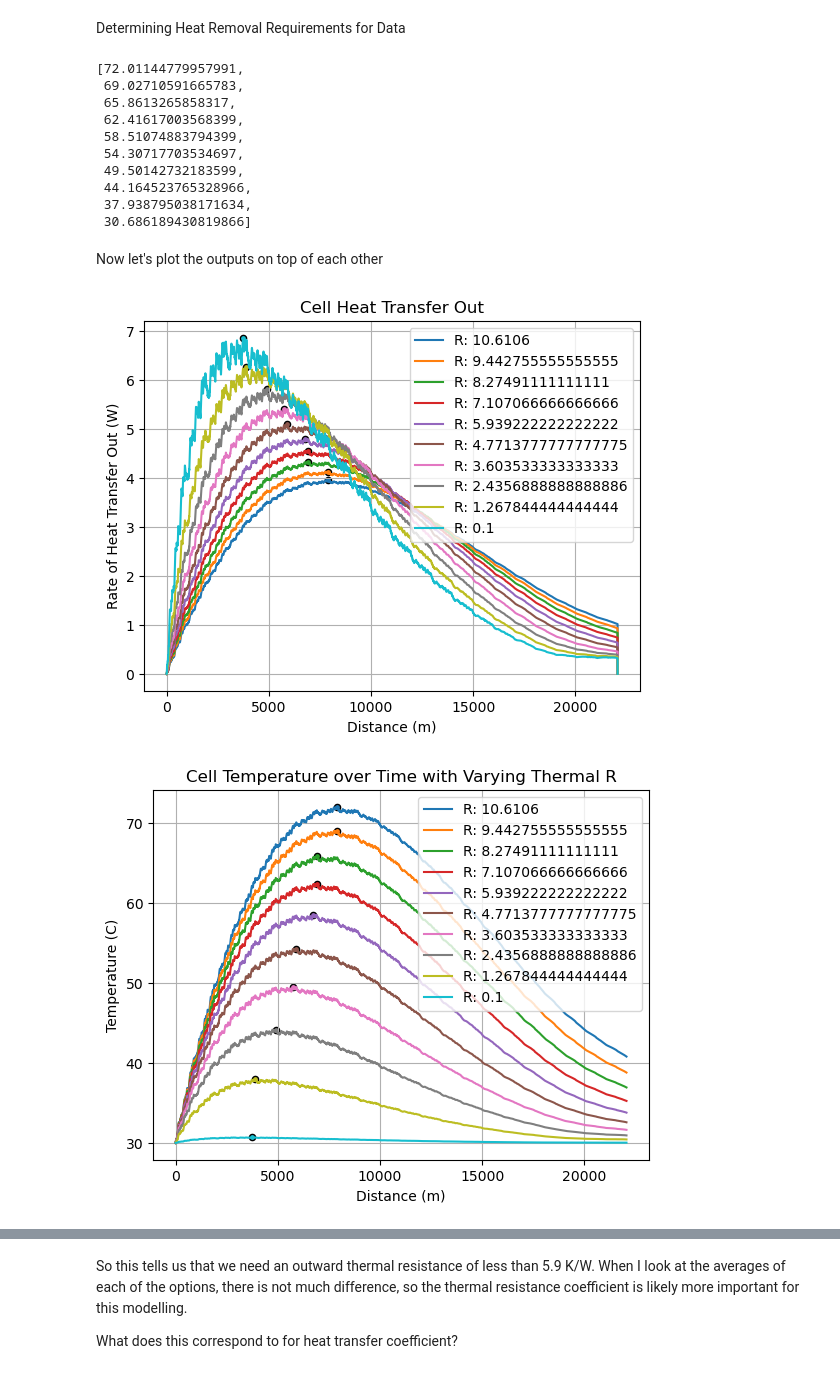
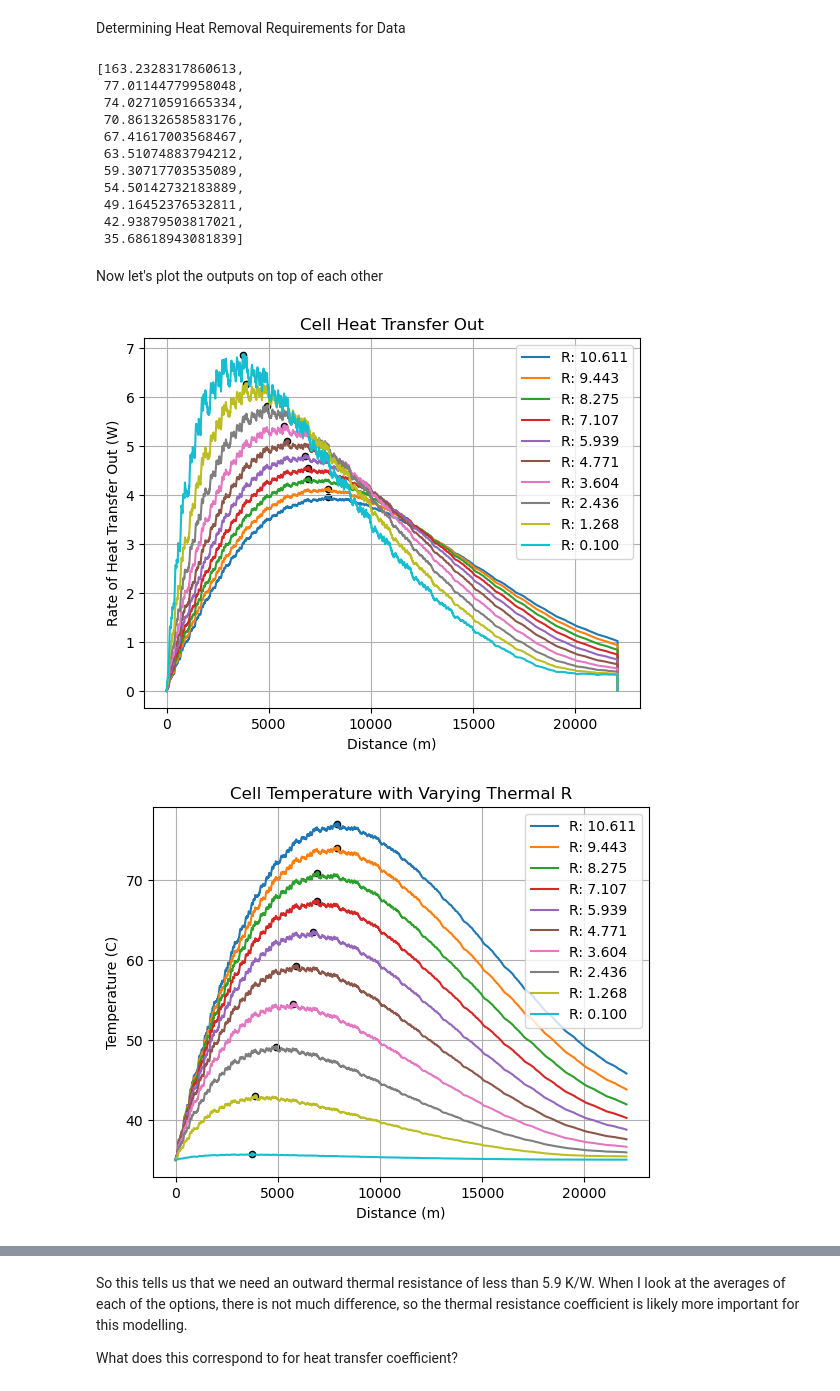
Before and after one commit to UBCFormulaElectric/LapSim, a Jupyter notebook: validation/heat_removal.ipynb, the cells around one changed output, grey strips where cells are left out. Saved outputs shown, nothing was run; the diff lists cells and outputs as text; code cells hidden in the pictures.

```diff
--- a/validation/heat_removal.ipynb
+++ b/validation/heat_removal.ipynb
@@ -16,7 +16,7 @@ num_parallel_cells = 5
 thermal_resistance_in = 2.21714     # K/W
 thermal_resistance_out = 10.6106    # K/W
 single_cell_ir = 0.028              # Ohms
-air_temp = 30                       # C
+air_temp = 35                       # C
 battery_heat_capacity = 35.098      # J/kgK
 # %%
 # Create list of dataDicts so that I can compare outputs amongst options
@@ -24,6 +24,7 @@ testData = []
 maxTemps = []
 totalEnergyOut = []
 thermal_R_out_list = np.linspace(10.6106, 0.1, 10)  # Based on the literature (Bryden et al.), the result should be no less than this
+thermal_R_out_list = np.insert(thermal_R_out_list, 0, 100000)    # Adding an adiabatic condition to the test set
 
 # For requried input data (that does not change!)
 dataDict = data[['r0', 't0', 'Cell Qgen', 'Cell Total Gen']].copy()
@@ -83,33 +84,34 @@ for thermal_R_out in thermal_R_out_list:
     totalEnergyOut.append(totalOutputEnergy)
     testData.append(tempDict)
 
-# Zip all outputs together with thermal resistances
-completeOutput = zip(thermal_R_out_list, maxTemps, totalEnergyOut, testData)
-
 maxTemps
 # %% [output]
-[72.01144779957991,
- 69.02710591665783,
- 65.8613265858317,
- 62.41617003568399,
- 58.51074883794399,
- 54.30717703534697,
- 49.50142732183599,
- 44.164523765328966,
- 37.938795038171634,
- 30.686189430819866]
+[163.2328317860613,
+ 77.01144779958048,
+ 74.02710591665334,
+ 70.86132658583176,
+ 67.41617003568467,
+ 63.51074883794212,
+ 59.30717703535089,
+ 54.50142732183889,
+ 49.16452376532811,
+ 42.93879503817021,
+ 35.68618943081839]
 # %% [markdown]
 Now let's plot the outputs on top of each other
 # %%
 import matplotlib.pyplot as plt
 
 for outputData, thermal_R in zip(testData, thermal_R_out_list):
-    plt.plot(dataDict["r0"], outputData["Cell Qout"], label=('R: ' + str(thermal_R)))
 
-    maxOut = max(outputData["Cell Qout"])
-    maxOutIndex = list(outputData["Cell Qout"]).index(maxOut)
-    maxOutTime = dataDict["r0"][maxOutIndex]
-    plt.scatter(maxOutTime, maxOut, s=20, marker='o', edgecolors='k')
+    if thermal_R < 100:
+        name = ('R: %.3f' % thermal_R)
+        plt.plot(dataDict["r0"], outputData["Cell Qout"], label=name)
+
+        maxOut = max(outputData["Cell Qout"])
+        maxOutIndex = list(outputData["Cell Qout"]).index(maxOut)
+        maxOutTime = dataDict["r0"][maxOutIndex]
+        plt.scatter(maxOutTime, maxOut, s=20, marker='o', edgecolors='k')
 
 plt.title("Cell Heat Transfer Out")
 plt.xlabel("Distance (m)")
@@ -119,23 +121,28 @@ plt.grid(True)
 plt.savefig("Heat_Transfer_Out_vary_Therm_R.png")
 plt.show()
 # %% [output]
-[figure, old version]
+[figure, new version]
 # %%
 import matplotlib.pyplot as plt
 
 for outputData, thermal_R, maxTemp in zip(testData, thermal_R_out_list, maxTemps):
-    plt.plot(dataDict["r0"], outputData["Battery Temp"], label=('R: ' + str(thermal_R)))
+    if thermal_R > 100:
+        name = "Adiabatic Case"
+    else:
+        name = ('R: %.3f' % thermal_R)
 
-    maxTempIndex = list(outputData["Battery Temp"]).index(maxTemp)
-    maxTempTime = dataDict["r0"][maxTempIndex]
-    plt.scatter(maxTempTime, maxTemp, s=20, marker='o', edgecolors='k')
+        plt.plot(dataDict["r0"], outputData["Battery Temp"], label=name)
 
-plt.title("Cell Temperature over Time with Varying Thermal R")
+        maxTempIndex = list(outputData["Battery Temp"]).index(maxTemp)
+        maxTempTime = dataDict["r0"][maxTempIndex]
+        plt.scatter(maxTempTime, maxTemp, s=20, marker='o', edgecolors='k')
+
+plt.title("Cell Temperature with Varying Thermal R")
 plt.xlabel("Distance (m)")
 plt.ylabel("Temperature (C)")
 plt.legend()
 plt.grid(True)
 plt.savefig("Cell_Temp_Vary_Therm_R.png")
 plt.show()
 # %% [output]
-[figure, old version]
+[figure, new version]
```
Also changed, not shown: parts of 2 cells of this notebook, 4 other files.
